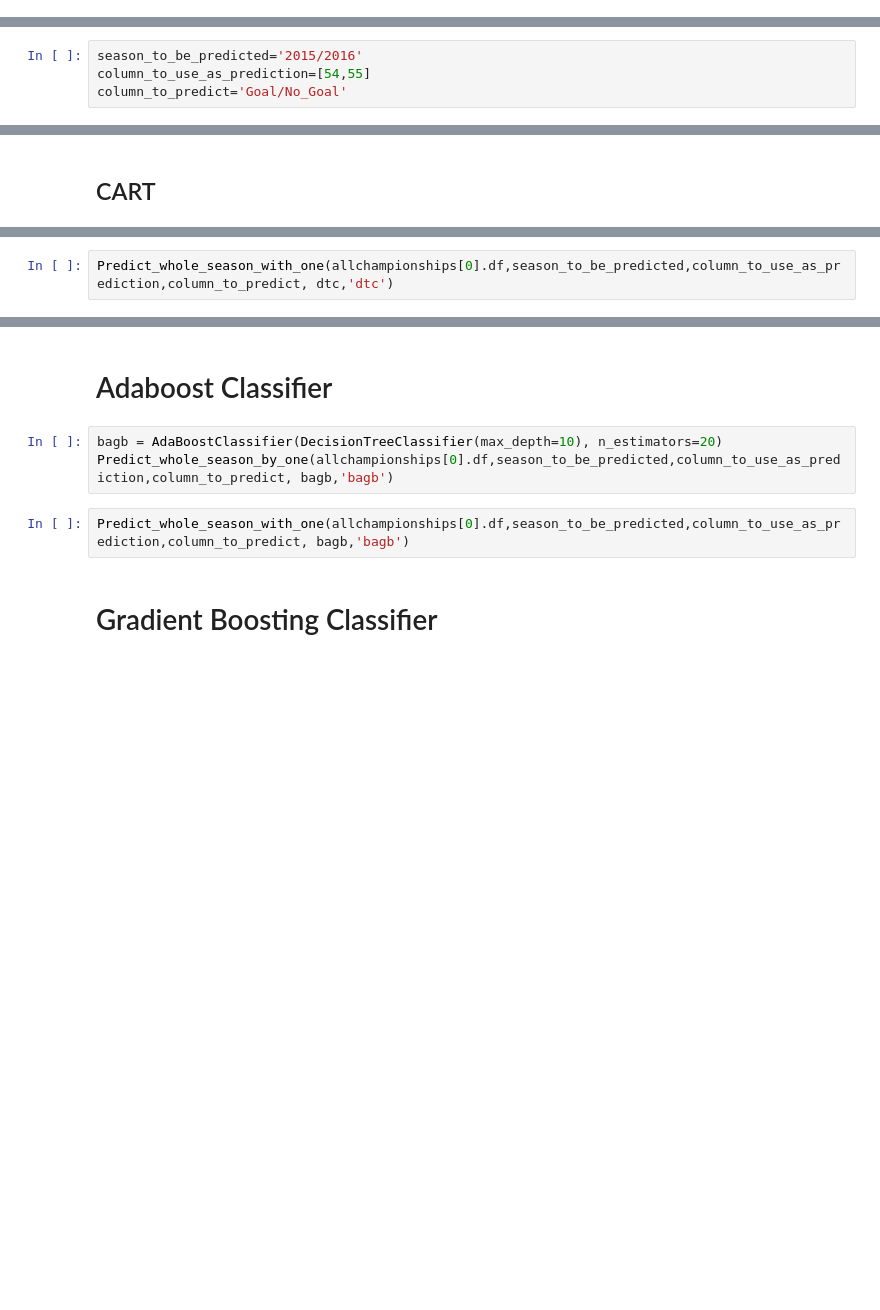
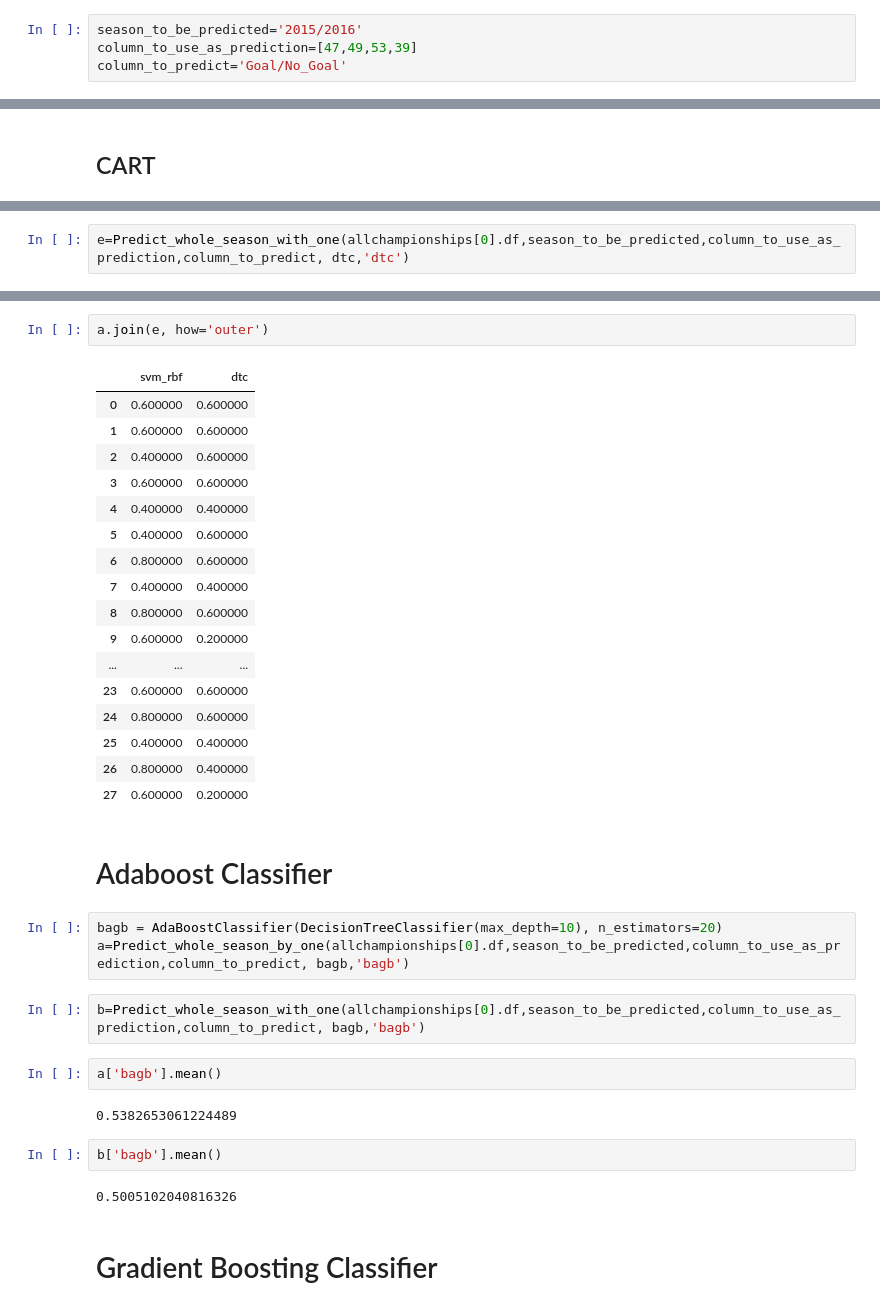
Before and after one commit to hh1713/football_machine, a Jupyter notebook: notebooks/final_project.ipynb, the cells around one changed output, grey strips where cells are left out. Saved outputs shown, nothing was run; the diff lists cells and outputs as text; blank space fills up the shorter version.

```diff
--- a/notebooks/final_project.ipynb
+++ b/notebooks/final_project.ipynb
@@ -180,6 +182,6 @@ pd.DataFrame(allchampionships[0].df.columns)
+# %%
+season_to_be_predicted='2015/2016'
+column_to_use_as_prediction=[47,49,53,39]
+column_to_predict='Goal/No_Goal'
 # %% [markdown]
 ## SVM_LINEAR
-# %%
-season_to_be_predicted='2015/2016'
-column_to_use_as_prediction=[54,55]
-column_to_predict='Goal/No_Goal'
@@ -223,2 +223,2 @@ Predict_whole_season_by_one(allchampionships[0].df,season_to_be_predicted,column
 # %%
-Predict_whole_season_with_one(allchampionships[0].df,season_to_be_predicted,column_to_use_as_prediction,column_to_predict, dtc,'dtc')
+e=Predict_whole_season_with_one(allchampionships[0].df,season_to_be_predicted,column_to_use_as_prediction,column_to_predict, dtc,'dtc')
@@ -225,10 +249,38 @@ Predict_whole_season_with_one(allchampionships[0].df,season_to_be_predicted,colu
+# %%
+a.join(e, how='outer')
+# %% [output]
+|  | svm_rbf | dtc |
+| 0 | 0.600000 | 0.600000 |
+| 1 | 0.600000 | 0.600000 |
+| 2 | 0.400000 | 0.600000 |
+| 3 | 0.600000 | 0.600000 |
+| 4 | 0.400000 | 0.400000 |
+| 5 | 0.400000 | 0.600000 |
+| 6 | 0.800000 | 0.600000 |
+| 7 | 0.400000 | 0.400000 |
+| 8 | 0.800000 | 0.600000 |
+| 9 | 0.600000 | 0.200000 |
+| ... | ... | ... |
+| 23 | 0.600000 | 0.600000 |
+| 24 | 0.800000 | 0.600000 |
+| 25 | 0.400000 | 0.400000 |
+| 26 | 0.800000 | 0.400000 |
+| 27 | 0.600000 | 0.200000 |
 # %% [markdown]
 # Adaboost Classifier
 # %%
 bagb = AdaBoostClassifier(DecisionTreeClassifier(max_depth=10), n_estimators=20)
-Predict_whole_season_by_one(allchampionships[0].df,season_to_be_predicted,column_to_use_as_prediction,column_to_predict, bagb,'bagb')
+a=Predict_whole_season_by_one(allchampionships[0].df,season_to_be_predicted,column_to_use_as_prediction,column_to_predict, bagb,'bagb')
 # %%
-Predict_whole_season_with_one(allchampionships[0].df,season_to_be_predicted,column_to_use_as_prediction,column_to_predict, bagb,'bagb')
+b=Predict_whole_season_with_one(allchampionships[0].df,season_to_be_predicted,column_to_use_as_prediction,column_to_predict, bagb,'bagb')
+# %%
+a['bagb'].mean()
+# %% [output]
+0.5382653061224489
+# %%
+b['bagb'].mean()
+# %% [output]
+0.5005102040816326
 # %% [markdown]
 # Gradient Boosting Classifier
 # %%
```
Also changed, not shown: parts of 34 cells of this notebook.
